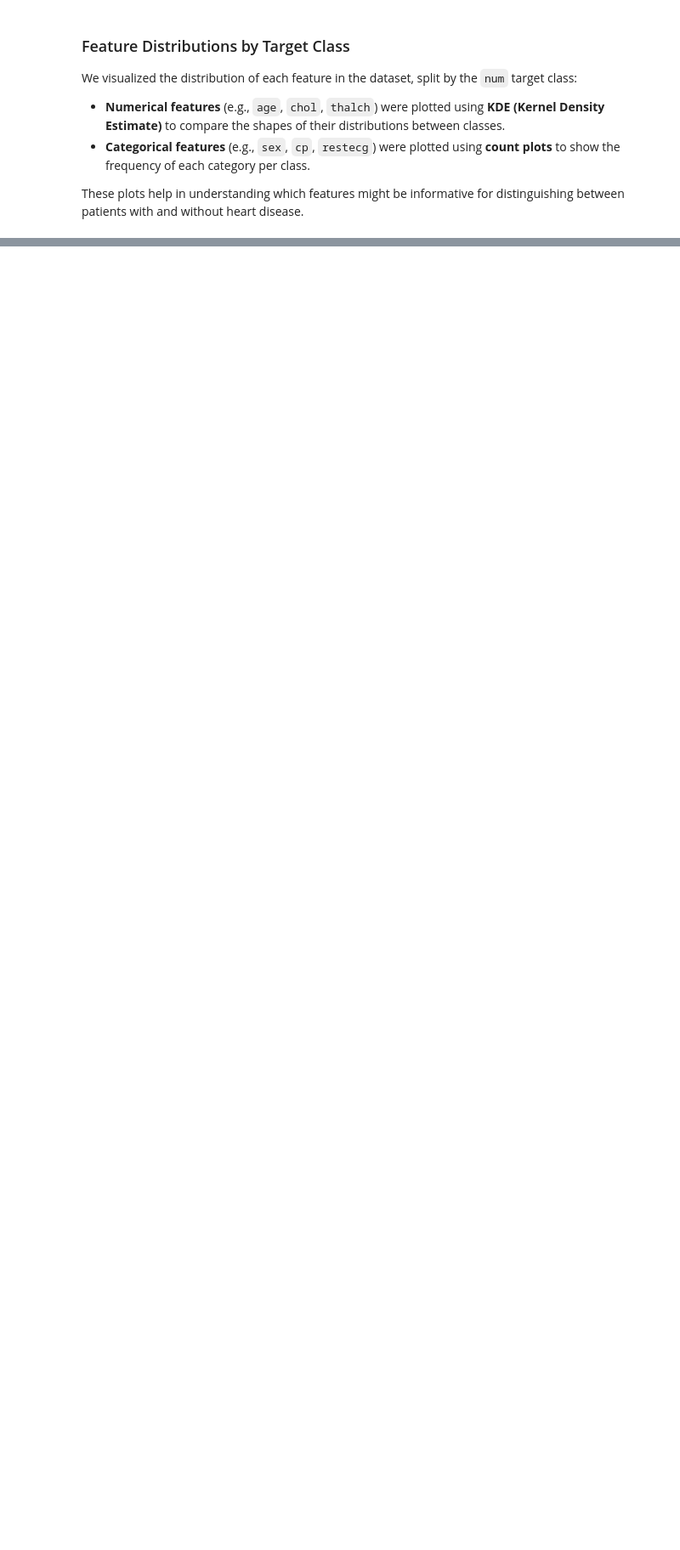
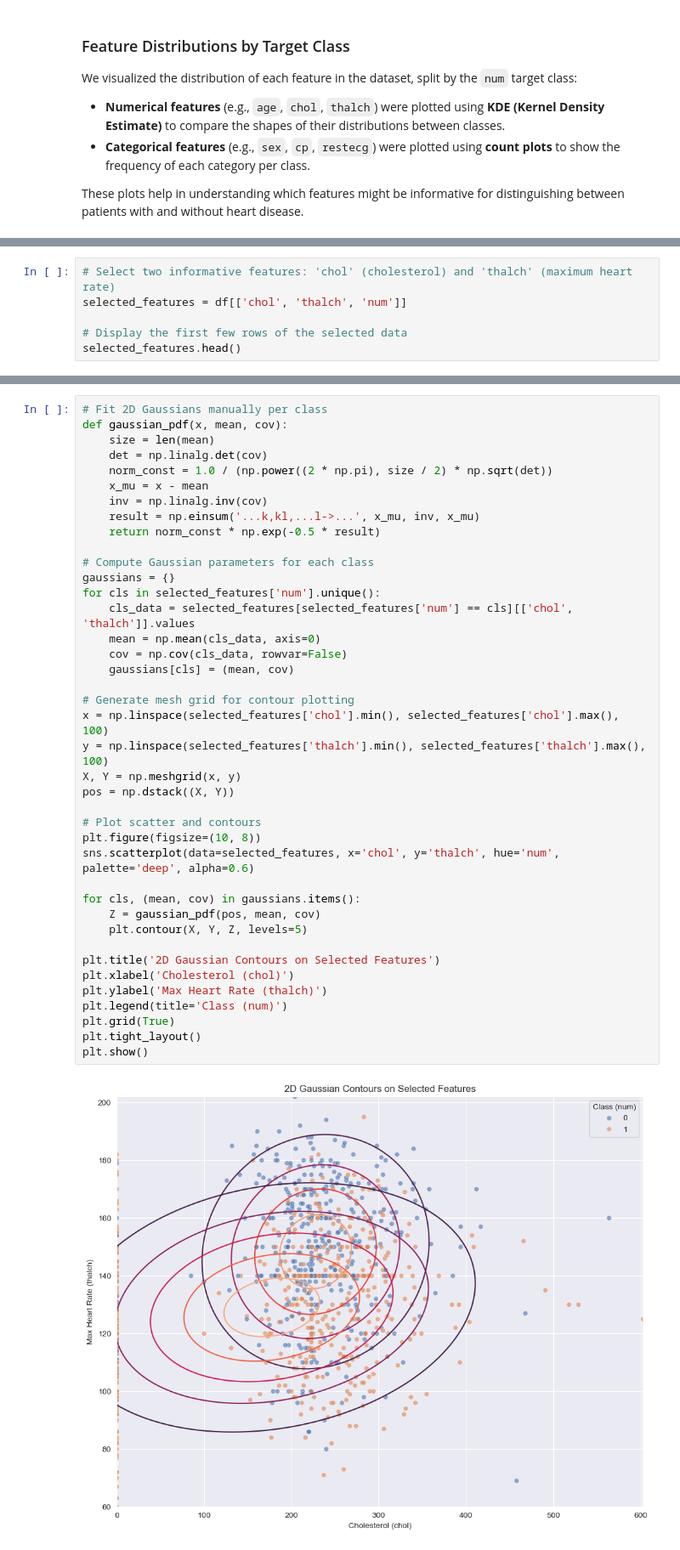
Before and after one commit to Mahyar-mhn/cardio-classification-generative-vs-discriminative, a Jupyter notebook: heart_disease_assignment.ipynb, the cells around one changed output, grey strips where cells are left out. Shown at 85% size. Saved outputs shown, nothing was run; the diff lists cells and outputs as text; blank space fills up the shorter version.

```diff
--- a/heart_disease_assignment.ipynb
+++ b/heart_disease_assignment.ipynb
@@ -158,0 +168,6 @@ plt.show()
+# %%
+# Select two informative features: 'chol' (cholesterol) and 'thalch' (maximum heart rate)
+selected_features = df[['chol', 'thalch', 'num']]
+
+# Display the first few rows of the selected data
+selected_features.head()
@@ -158,0 +196,42 @@ plt.show()
+# %%
+# Fit 2D Gaussians manually per class
+def gaussian_pdf(x, mean, cov):
+    size = len(mean)
+    det = np.linalg.det(cov)
+    norm_const = 1.0 / (np.power((2 * np.pi), size / 2) * np.sqrt(det))
+    x_mu = x - mean
+    inv = np.linalg.inv(cov)
+    result = np.einsum('...k,kl,...l->...', x_mu, inv, x_mu)
+    return norm_const * np.exp(-0.5 * result)
+
+# Compute Gaussian parameters for each class
+gaussians = {}
+for cls in selected_features['num'].unique():
+    cls_data = selected_features[selected_features['num'] == cls][['chol', 'thalch']].values
+    mean = np.mean(cls_data, axis=0)
+    cov = np.cov(cls_data, rowvar=False)
+    gaussians[cls] = (mean, cov)
+
+# Generate mesh grid for contour plotting
+x = np.linspace(selected_features['chol'].min(), selected_features['chol'].max(), 100)
+y = np.linspace(selected_features['thalch'].min(), selected_features['thalch'].max(), 100)
+X, Y = np.meshgrid(x, y)
+pos = np.dstack((X, Y))
+
+# Plot scatter and contours
+plt.figure(figsize=(10, 8))
+sns.scatterplot(data=selected_features, x='chol', y='thalch', hue='num', palette='deep', alpha=0.6)
+
+for cls, (mean, cov) in gaussians.items():
+    Z = gaussian_pdf(pos, mean, cov)
+    plt.contour(X, Y, Z, levels=5)
+
+plt.title('2D Gaussian Contours on Selected Features')
+plt.xlabel('Cholesterol (chol)')
+plt.ylabel('Max Heart Rate (thalch)')
+plt.legend(title='Class (num)')
+plt.grid(True)
+plt.tight_layout()
+plt.show()
+# %% [output]
+[figure, added]
```
Also changed, not shown: parts of 5 cells of this notebook.
